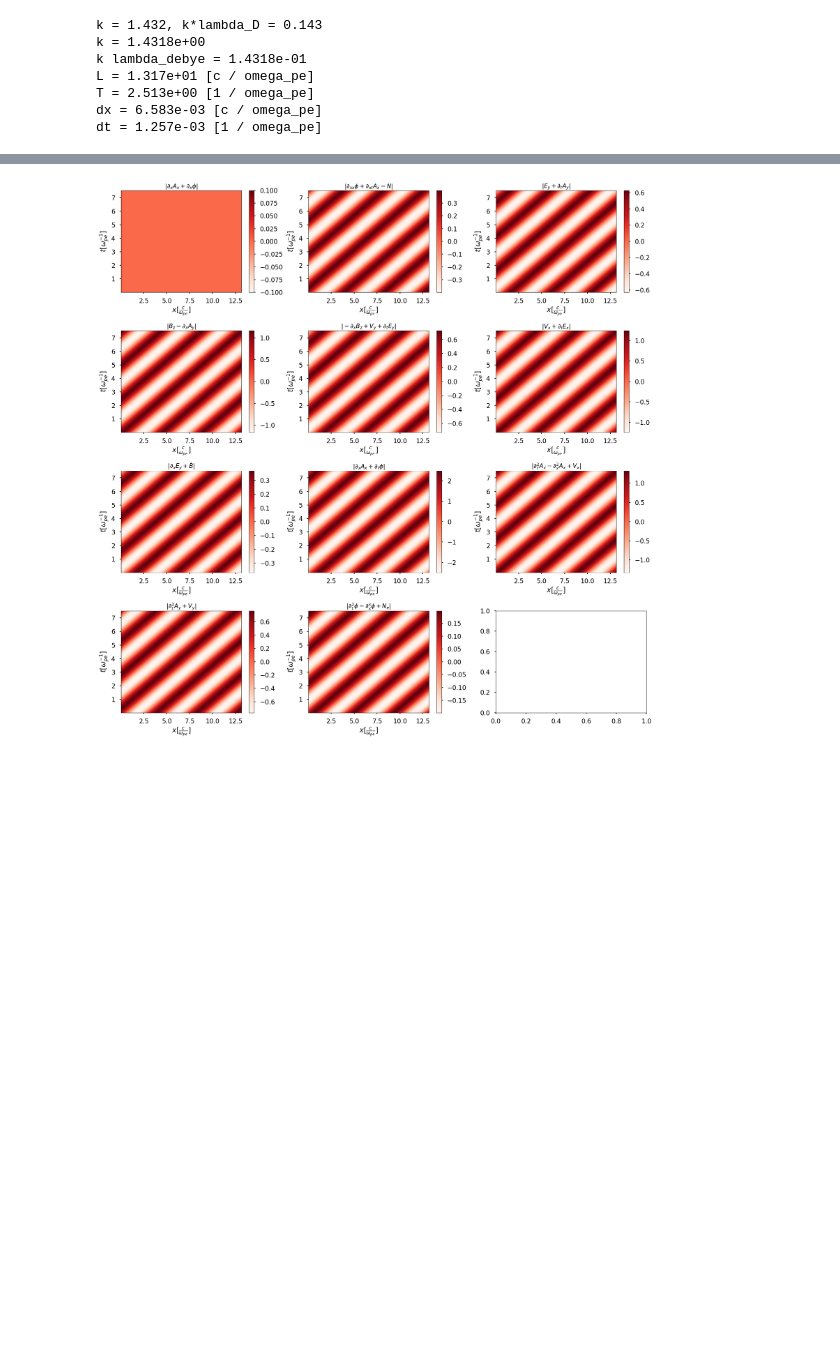
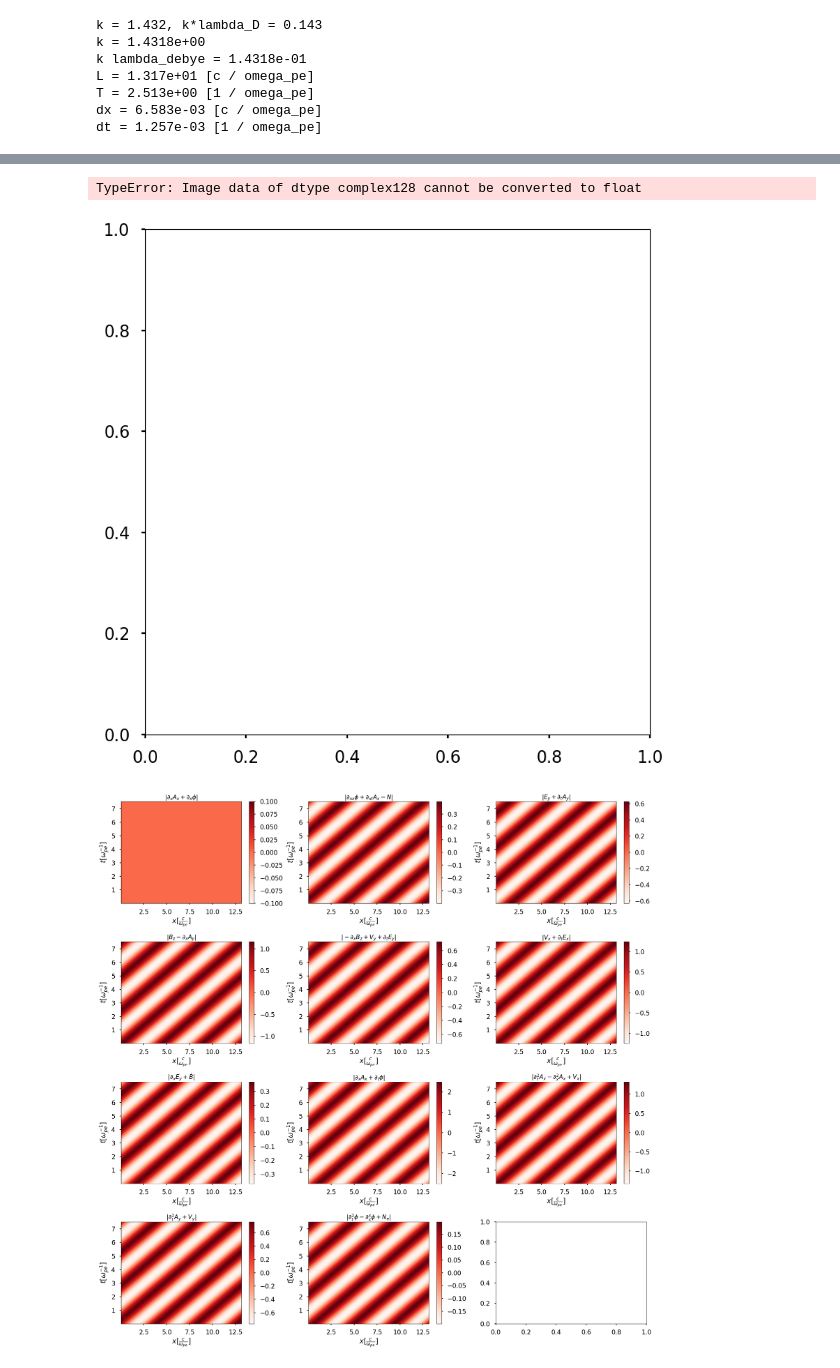
Before and after one commit to amoozing2539/Plasma_PINNS, a Jupyter notebook: PINN_XWave_test.ipynb, the cells around one changed output, grey strips where cells are left out. Cells and saved outputs as stored; diff of their text form; code cells hidden in the pictures; blank space fills up the shorter version.

```diff
--- a/PINN_XWave_test.ipynb
+++ b/PINN_XWave_test.ipynb
@@ -80,4 +77,14 @@ plot_analytical(quantities=quantities_GT, sparse = sparse, titles = titles_GT, e
 <Figure size 1280x880 with 0 Axes>
+# %%
+def compare_derivs(f,f_prime, dx):
+    f_x = derivative_x(f, dx)
+    plt.imshow(f_prime - f, extent = extent_GT, origin='lower', )
+    return
+phi = quantities_GT[0]
+compare_derivs(phi, -1j*omega*phi, dx)
+# %% [output]
+TypeError: Image data of dtype complex128 cannot be converted to float
+[figure, added]
 # %%
 #Plot constraints
 phi = quantities_GT[0]
```
Also changed, not shown: parts of 2 cells of this notebook, 1 other file.
